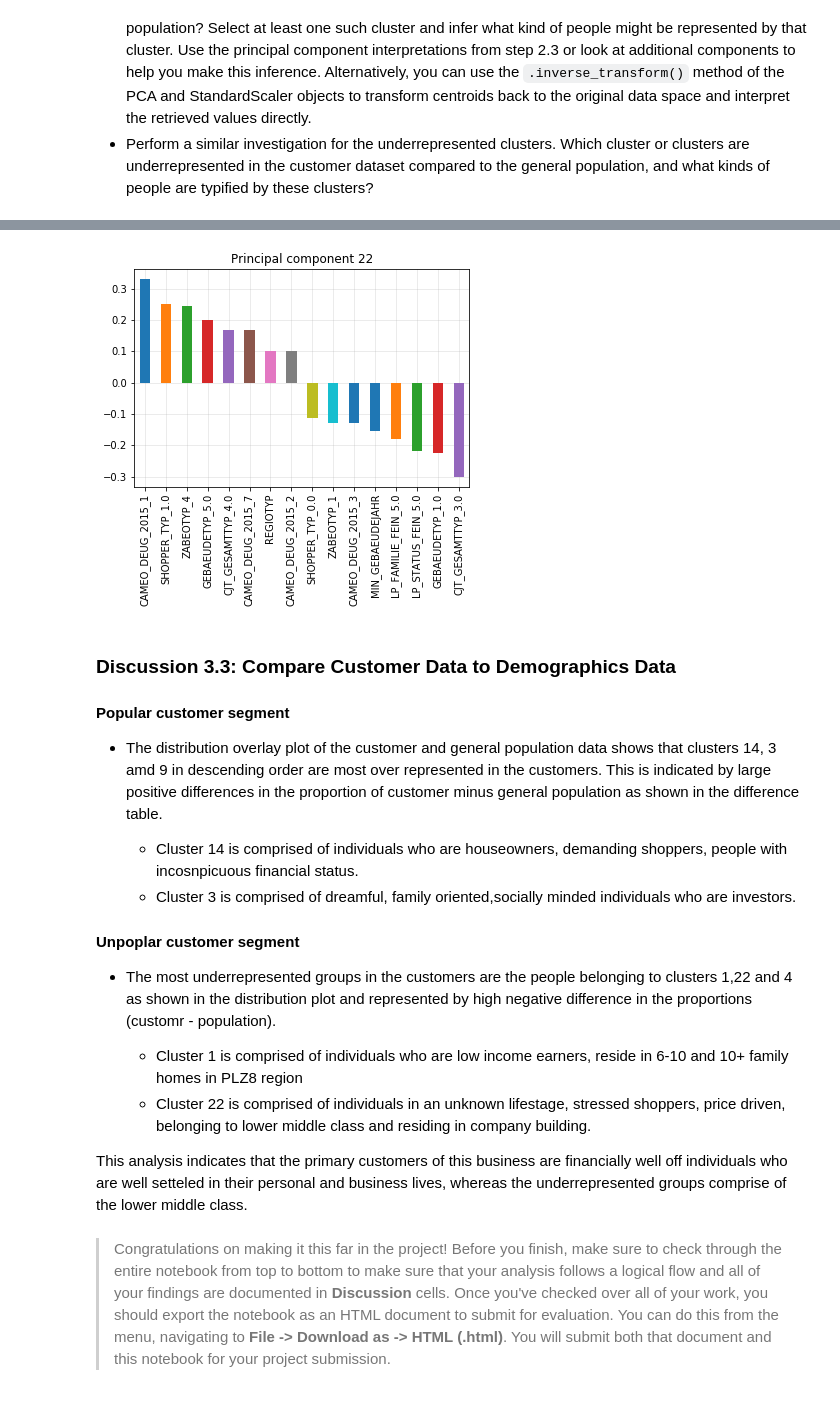
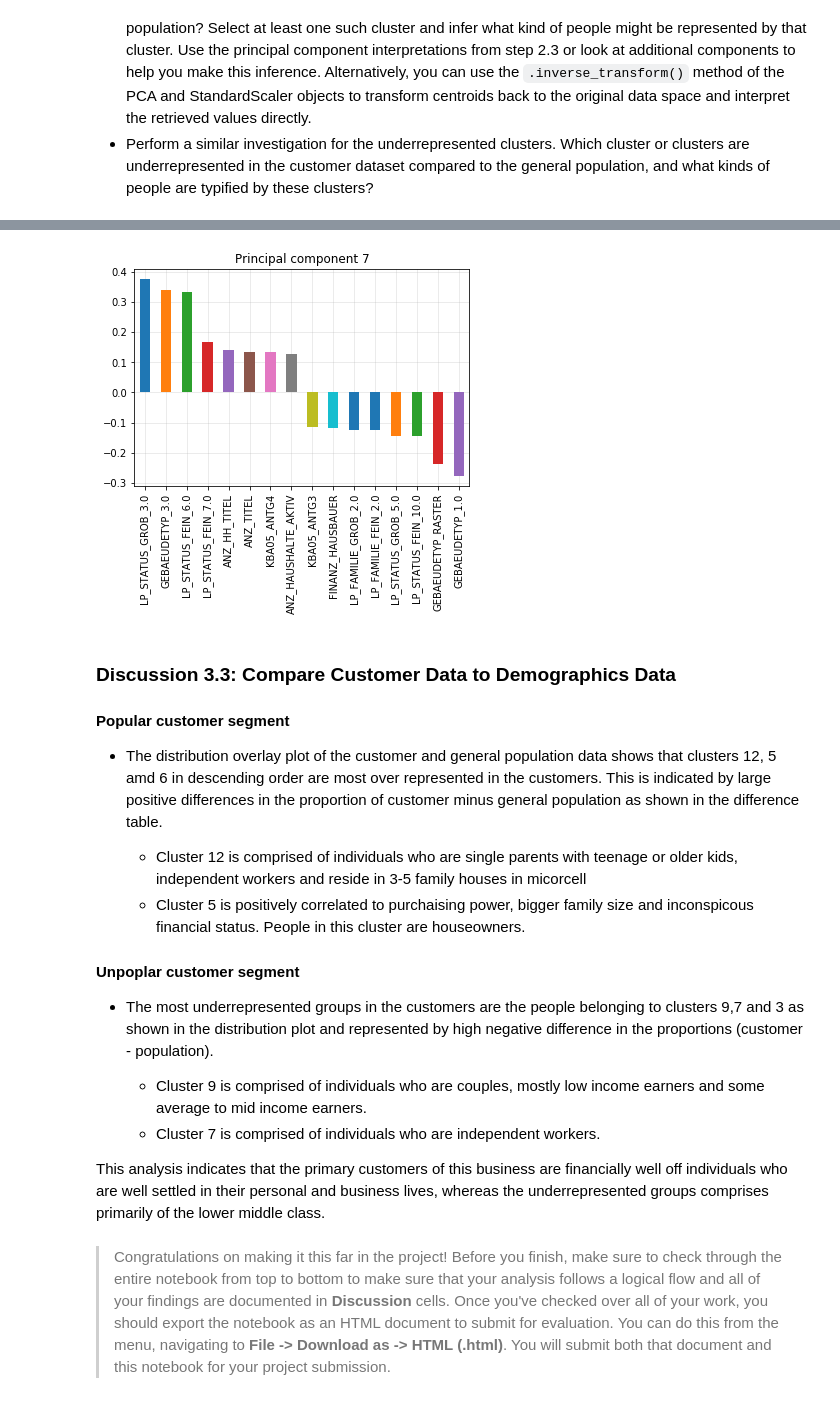
Before and after one commit to AmberHabib/UdacityUnsupervisedLearningProject, a Jupyter notebook: Identify_Customer_Segments.ipynb, the cells around one changed output, grey strips where cells are left out. Cells and saved outputs as stored; diff of their text form; code cells hidden in the pictures.

```diff
--- a/Identify_Customer_Segments.ipynb
+++ b/Identify_Customer_Segments.ipynb
@@ -882,10 +880,10 @@ dtypes: float64(104), int64(24), object(2), uint8(18)
 memory usage: 148.9+ MB
 # %%
 #imputing step
-customer_data_clean = pd.DataFrame(imputer.fit_transform(customer_data_clean), columns = customer_data_clean.columns)
+customer_data_clean = pd.DataFrame(imputer.transform(customer_data_clean), columns = customer_data_clean.columns)
 # %%
 # scaling std. scaler step
-customer_data_clean  = pd.DataFrame(scaler.fit_transform(customer_data_clean ), columns = customer_data_clean.columns)
+customer_data_clean  = pd.DataFrame(scaler.transform(customer_data_clean ), columns = customer_data_clean.columns)
 # %%
 customer_data_clean.shape
 # %% [output]
@@ -1029,24 +1027,25 @@ weight_mapper(customer_data_clean, pca, 1)
 # %%
-weight_mapper(customer_data_clean, pca, 22)
+weight_mapper(customer_data_clean, pca, 7)
 # %% [output]
-[figure, old version]
+[figure, new version]
 # %% [markdown]
 ### Discussion 3.3: Compare Customer Data to Demographics Data
 
 #### Popular customer segment
 
-- The distribution overlay plot of the customer and general population data shows that clusters 14, 3 amd 9 in descending order are most over represented in the customers. This is indicated by large positive differences in the proportion of customer minus general population as shown in the difference table.
+- The distribution overlay plot of the customer and general population data shows that clusters 12, 5 amd 6 in descending order are most over represented in the customers. This is indicated by large positive differences in the proportion of customer minus general population as shown in the difference table.
 
-    - Cluster 14 is comprised of individuals who are houseowners, demanding shoppers, people with incosnpicuous financial status.
-    - Cluster 3 is comprised of dreamful, family oriented,socially minded individuals who are investors.
+    - Cluster 12 is comprised of individuals who are single parents with teenage or older kids, independent workers and reside in 3-5 family houses in micorcell
+    - Cluster 5 is positively correlated to purchaising power, bigger family size and inconspicous financial status. People in this cluster are houseowners.
 
 #### Unpoplar customer segment
-- The most underrepresented groups in the customers are the people belonging to clusters 1,22 and 4 as shown in the distribution plot and represented by high negative difference in the proportions (customr - population).
+- The most underrepresented groups in the customers are the people belonging to clusters 9,7 and 3 as shown in the distribution plot and represented by high negative difference in the proportions (customer - population).
 
-    - Cluster 1 is comprised of individuals who are low income earners, reside in 6-10 and 10+ family homes in PLZ8 region
-    - Cluster 22 is comprised of individuals in an unknown lifestage, stressed shoppers, price driven, belonging to lower middle class and residing in company building.
+    - Cluster 9 is comprised of individuals who are couples, mostly low income earners and some average to mid income earners.
+    - Cluster 7 is comprised of individuals who are independent workers.
 
 
-This analysis indicates that the primary customers of this business are financially well off individuals who are well setteled in their personal and business lives, whereas the underrepresented groups comprise of the lower middle class.
+
+This analysis indicates that the primary customers of this business are financially well off individuals who are well settled in their personal and business lives, whereas the underrepresented groups comprises primarily of the lower middle class.
 # %% [markdown]
 > Congratulations on making it this far in the project! Before you finish, make sure to check through the entire notebook from top to bottom to make sure that your analysis follows a logical flow and all of your findings are documented in **Discussion** cells. Once you've checked over all of your work, you should export the notebook as an HTML document to submit for evaluation. You can do this from the menu, navigating to **File -> Download as -> HTML (.html)**. You will submit both that document and this notebook for your project submission.
```
Also changed, not shown: parts of 16 cells of this notebook, 1 other file.
